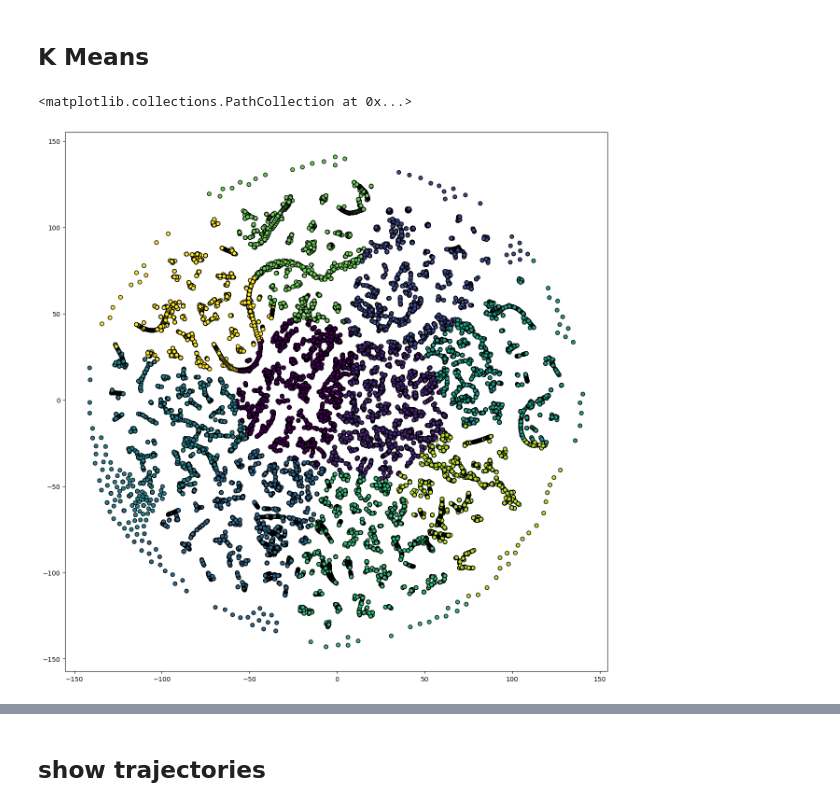
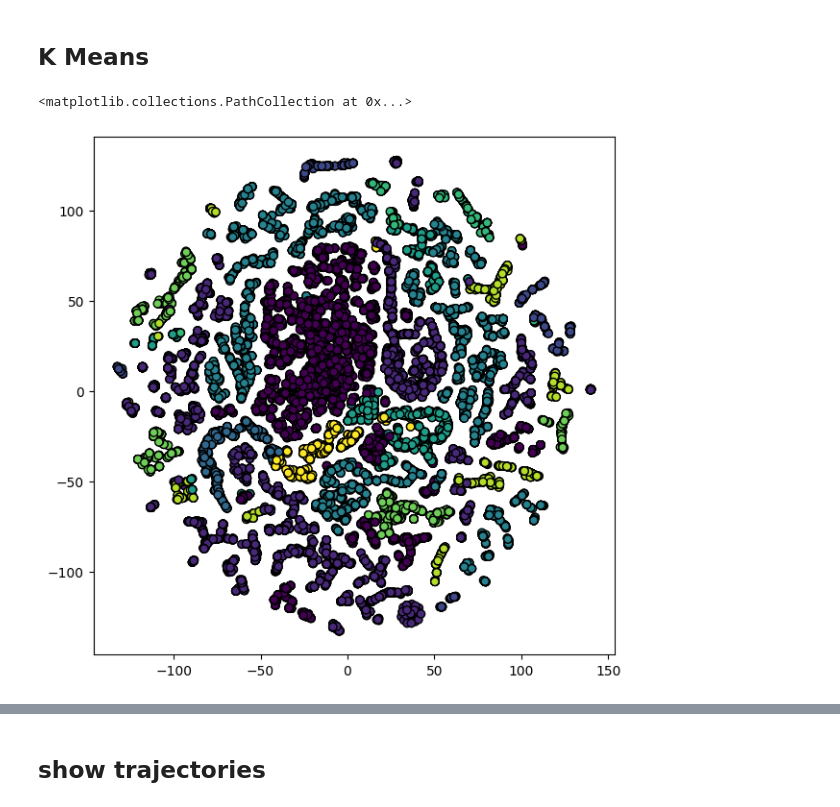
Before and after one commit to TheFebrin/DataScience, a Jupyter notebook: Temporal Data Mining/DETECT - trajectory clustering/LSTM_encoder_decoder.ipynb, the cells around one changed output, grey strips where cells are left out. Saved outputs shown, nothing was run; the diff lists cells and outputs as text; code cells hidden in the pictures.

Commit message:
Model trained on the whole dataset

```diff
--- a/Temporal Data Mining/DETECT - trajectory clustering/LSTM_encoder_decoder.ipynb
+++ b/Temporal Data Mining/DETECT - trajectory clustering/LSTM_encoder_decoder.ipynb
@@ -49,5 +62,5 @@ criterion = nn.MSELoss()
 # %%
 input_batches = [
     torch.from_numpy(x).type(torch.Tensor).view(x.shape[0], batch_size, x.shape[1]).cuda()
-    for x in data
+    for x in normalized_data
 ]
@@ -55,3 +76,5 @@ input_batches = [
 losses = []
 losses_per_epoch = []
 best_model = None
+# %%
+model.load_state_dict(torch.load("./models/encoder_decoder_v1.pth"))
@@ -124,6 +143,6 @@ plt.plot([x.numpy() for x in epoch_losses])
 ## Embedding after Phase I
 # %%
 embedded_data =  [
-    model.encoder(x)[0].detach().cpu().numpy()
+    model.encoder(x)[1][0].detach().cpu().numpy()
     for x in input_batches
 ]
@@ -152,13 +179,13 @@ plt.scatter(X_embedded[:, 0], X_embedded[:, 1], edgecolors="black")
 # %%
 from sklearn.cluster import KMeans
 # %%
-kmeans = KMeans(n_clusters=10, random_state=0, n_init="auto").fit(X_embedded)
+kmeans = KMeans(n_clusters=10, random_state=0, n_init="auto").fit(embedded_data)
 # %%
-plt.figure(figsize=(15, 15))
+plt.figure(figsize=(7, 7))
 plt.scatter(X_embedded[:, 0], X_embedded[:, 1], edgecolors="black", c=kmeans.labels_)
 # %% [output]
 <matplotlib.collections.PathCollection at 0x...>
-[figure, old version]
+[figure, new version]
 # %% [markdown]
 ![image.png](attachment:image.png)
 # %% [markdown]
```
Also changed, not shown: parts of 30 cells of this notebook, 1 other file.
